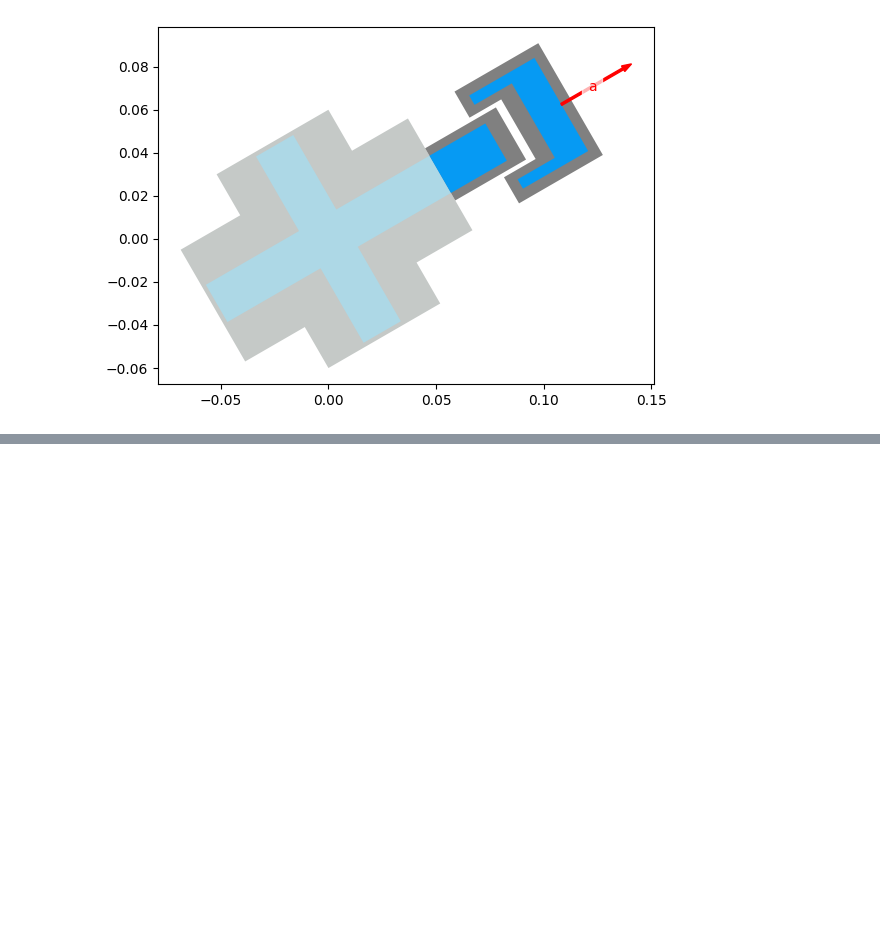
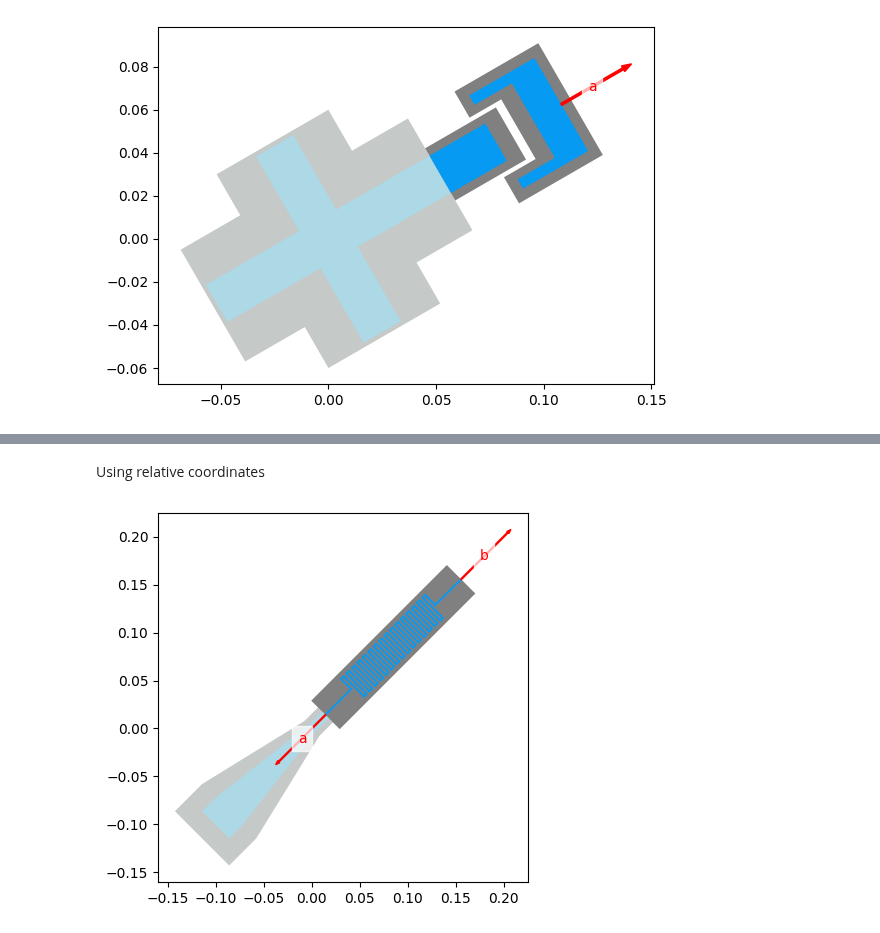
Before and after one commit to sqdlab/SQDMetal, a Jupyter notebook: docs/User/Comps_All.ipynb, the cells around one changed output, grey strips where cells are left out. Drawn from its saved outputs; the diff is of its cells as text; code cells hidden in the pictures; blank space fills up the shorter version.

```diff
--- a/docs/User/Comps_All.ipynb
+++ b/docs/User/Comps_All.ipynb
@@ -314,0 +348,19 @@ QUtilities.plot_highlight_component('leCap', design)
+# %% [markdown]
+Using relative coordinates
+# %%
+from SQDMetal.Comps.Inductors import InductorMeanderPinStretch
+
+from qiskit_metal.qlibrary.terminations.launchpad_wb import LaunchpadWirebond
+design.delete_all_components()
+LaunchpadWirebond(design, 'LP1', options = dict(chip='main', orientation='45', lead_length='20um', pad_height='20um',
+                      pad_width='40um', pad_gap='20um'))
+
+##########################
+InductorMeanderPinStretch(design, 'leInd', options=Dict(pin_inputs=Dict(start_pin=Dict(component=f'LP1',pin='tie')), dist_extend='200um',
+                                                        track_width='2um', meander_spacing='4um', meander_width='30um', num_long_sections=30,
+                                                        init_gap=0, mean_gap='5um'))
+##########################
+
+QUtilities.plot_highlight_component('leInd', design)
+# %% [output]
+[figure, added]
```
Also changed, not shown: parts of 14 cells of this notebook, 2 other files.
